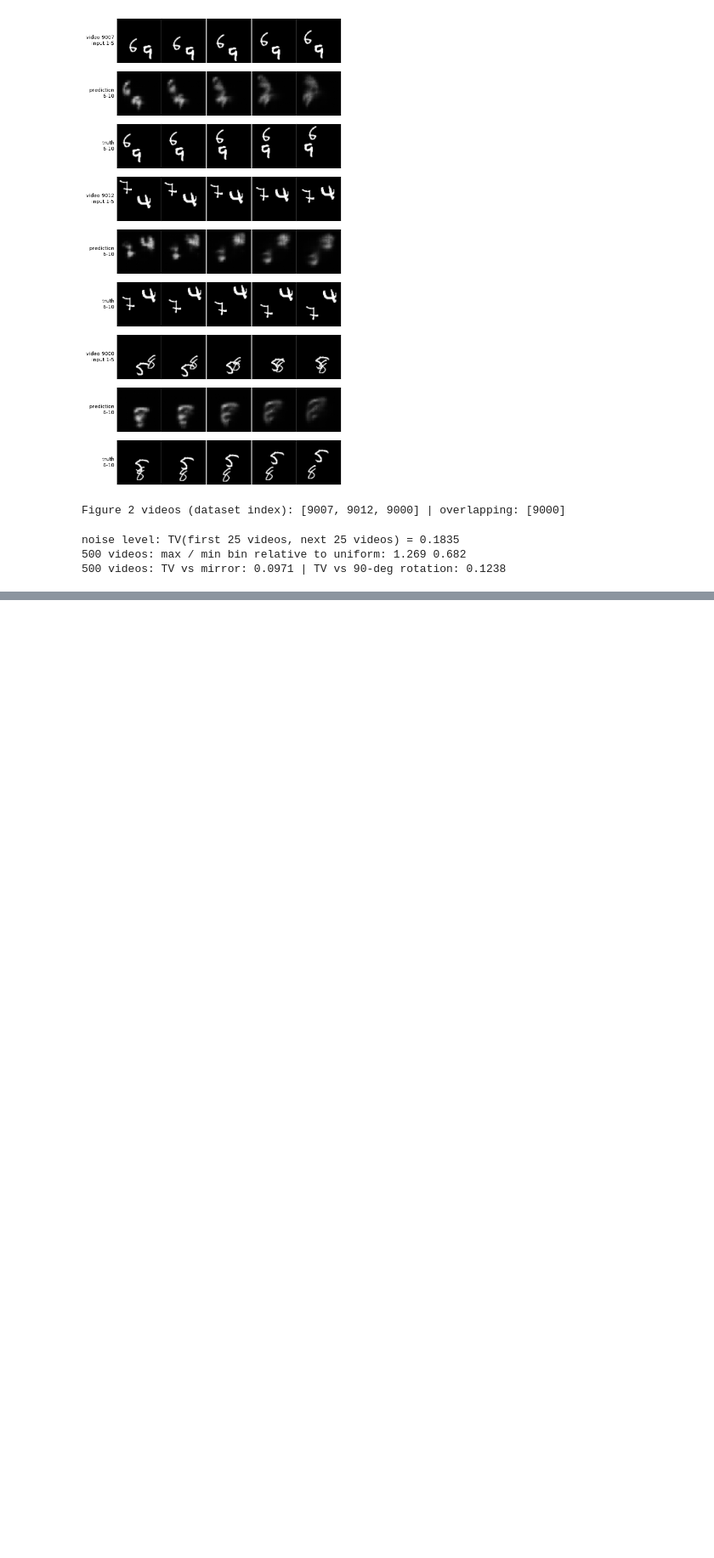
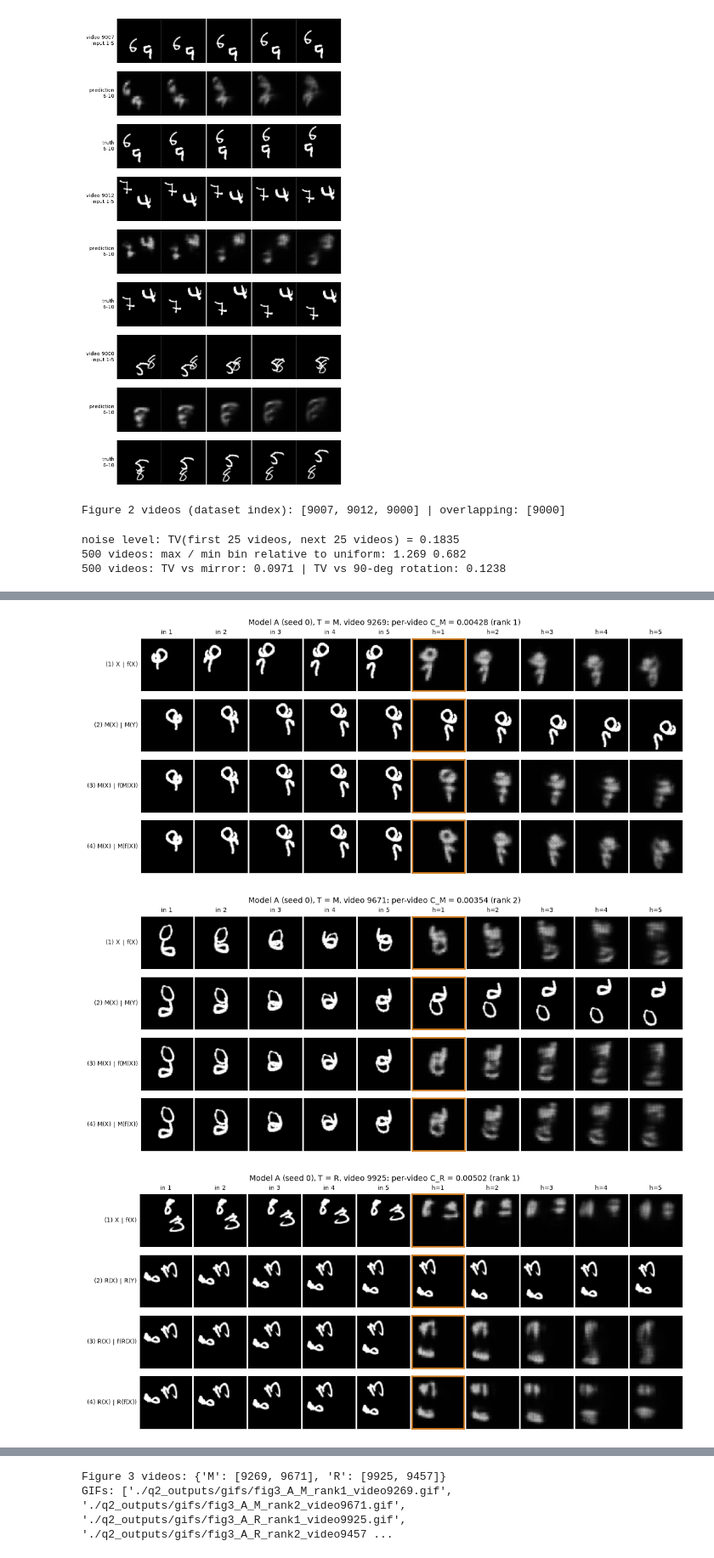
Before and after one commit to 25280066/DL4STG-PA2, a Jupyter notebook: Question2/Question2.ipynb, the cells around one changed output, grey strips where cells are left out. Shown at 85% size. Drawn from its saved outputs; the diff is of its cells as text; code cells hidden in the pictures; blank space fills up the shorter version.

```diff
--- a/Question2/Question2.ipynb
+++ b/Question2/Question2.ipynb
@@ -520,0 +579,69 @@ noise level: TV(first 25 videos, next 25 videos) = 0.1835
+# %%
+# Figure 3 panels + animated GIFs (seed-0 model A)
+from PIL import Image, ImageDraw
+
+def to_np(img):
+    return img.detach().float().cpu().numpy().squeeze()
+
+def four_rows(f, i, T):
+    """Returns the 4 rows x 10 frames of the Figure 3 panel for test video i (0-based in test split)."""
+    X, Y, _ = make_windows(TEST_DEV[i:i + 1], 1, 1)
+    X, Y = to_float(X), to_float(Y)
+    with torch.no_grad():
+        fX, fTX = f(X), f(T(X))
+    TX, TY, TfX = T(X), T(Y), T(fX)
+    rows = [torch.cat([X, fX], 1), torch.cat([TX, TY], 1), torch.cat([TX, fTX], 1), torch.cat([TX, TfX], 1)]
+    return [[to_np(r[0, j]) for j in range(10)] for r in rows]
+
+ROW_LABELS = {"M": ["(1) X | f(X)", "(2) M(X) | M(Y)", "(3) M(X) | f(M(X))", "(4) M(X) | M(f(X))"],
+              "R": ["(1) X | f(X)", "(2) R(X) | R(Y)", "(3) R(X) | f(R(X))", "(4) R(X) | R(f(X))"]}
+
+def save_panel(rows, labels, title, path):
+    fig, axes = plt.subplots(4, 10, figsize=(11, 4.9))
+    for r in range(4):
+        for c in range(10):
+            ax = axes[r, c]; ax.imshow(rows[r][c], cmap="gray", vmin=0, vmax=1); ax.set_xticks([]); ax.set_yticks([])
+            if c == 0: ax.set_ylabel(labels[r], rotation=0, ha="right", va="center", fontsize=8)
+            if r == 0: ax.set_title(f"in {c+1}" if c < 5 else f"h={c-4}", fontsize=8)
+            if c == 5:
+                for s in ax.spines.values(): s.set_edgecolor("#ce791c"); s.set_linewidth(2)
+    fig.suptitle(title, fontsize=10); fig.tight_layout(pad=0.3)
+    fig.savefig(path, bbox_inches="tight", dpi=150); plt.show()
+
+def save_gif(rows, labels, path, scale=2, gap=4, label_w=150):
+    """One GIF frame per horizon h: each of the 4 rows shows its 5 input-side frames + the h-th future frame."""
+    frames = []
+    for h in range(5):
+        H = 4 * (64 * scale + gap) + 18
+        W = label_w + 6 * (64 * scale + gap) + gap
+        canvas = Image.new("L", (W, H), 255); draw = ImageDraw.Draw(canvas)
+        draw.text((label_w, 2), f"inputs 1-5 | forecast horizon h = {h+1}", fill=0)
+        for r in range(4):
+            y0 = 18 + r * (64 * scale + gap)
+            draw.text((4, y0 + 28 * scale), labels[r], fill=0)
+            for c, img in enumerate(rows[r][:5] + [rows[r][5 + h]]):
+                tile = Image.fromarray((np.clip(img, 0, 1) * 255).astype(np.uint8)).resize((64 * scale, 64 * scale), Image.NEAREST)
+                x0 = label_w + c * (64 * scale + gap) + (gap * 2 if c == 5 else 0)
+                canvas.paste(tile, (x0, y0))
+        frames.append(canvas)
+    frames[0].save(path, save_all=True, append_images=frames[1:], duration=800, loop=0)
+
+mA0 = load_model("A", 0)
+FIG3 = {"M": [int(i) for i in SYM["A"][0]["CM"].argsort(descending=True)[:2]],
+        "R": [int(i) for i in SYM["A"][0]["CR"].argsort(descending=True)[:2]]}
+json.dump(FIG3, open(f"{OUT}/results/fig3_videos.json", "w"))     # reused for Figure 6(a)
+gif_paths = []
+for T_name, T in (("M", M), ("R", R)):
+    for rank, i in enumerate(FIG3[T_name], 1):
+        rows = four_rows(mA0, i, T)
+        c = float(SYM["A"][0]["C" + T_name][i])
+        title = f"Model A (seed 0), T = {T_name}, video {9000+i}: per-video C_{T_name} = {fmt(c)} (rank {rank})"
+        save_panel(rows, ROW_LABELS[T_name], title, f"{OUT}/figures/fig3_A_{T_name}_rank{rank}_video{9000+i}.pdf")
+        gp = f"{OUT}/gifs/fig3_A_{T_name}_rank{rank}_video{9000+i}.gif"
+        save_gif(rows, ROW_LABELS[T_name], gp); gif_paths.append(gp)
+print("Figure 3 videos:", {k: [9000 + i for i in v] for k, v in FIG3.items()})
+print("GIFs:", gif_paths)
+# %% [output]
+[figure, added]
+[figure, added]
+[figure, added]
@@ -520,0 +649,2 @@ noise level: TV(first 25 videos, next 25 videos) = 0.1835
+Figure 3 videos: {'M': [9269, 9671], 'R': [9925, 9457]}
+GIFs: ['./q2_outputs/gifs/fig3_A_M_rank1_video9269.gif', './q2_outputs/gifs/fig3_A_M_rank2_video9671.gif', './q2_outputs/gifs/fig3_A_R_rank1_video9925.gif', './q2_outputs/gifs/fig3_A_R_rank2_video9457 ...
```
Also changed, not shown: parts of 5 cells of this notebook, 16 other files.
